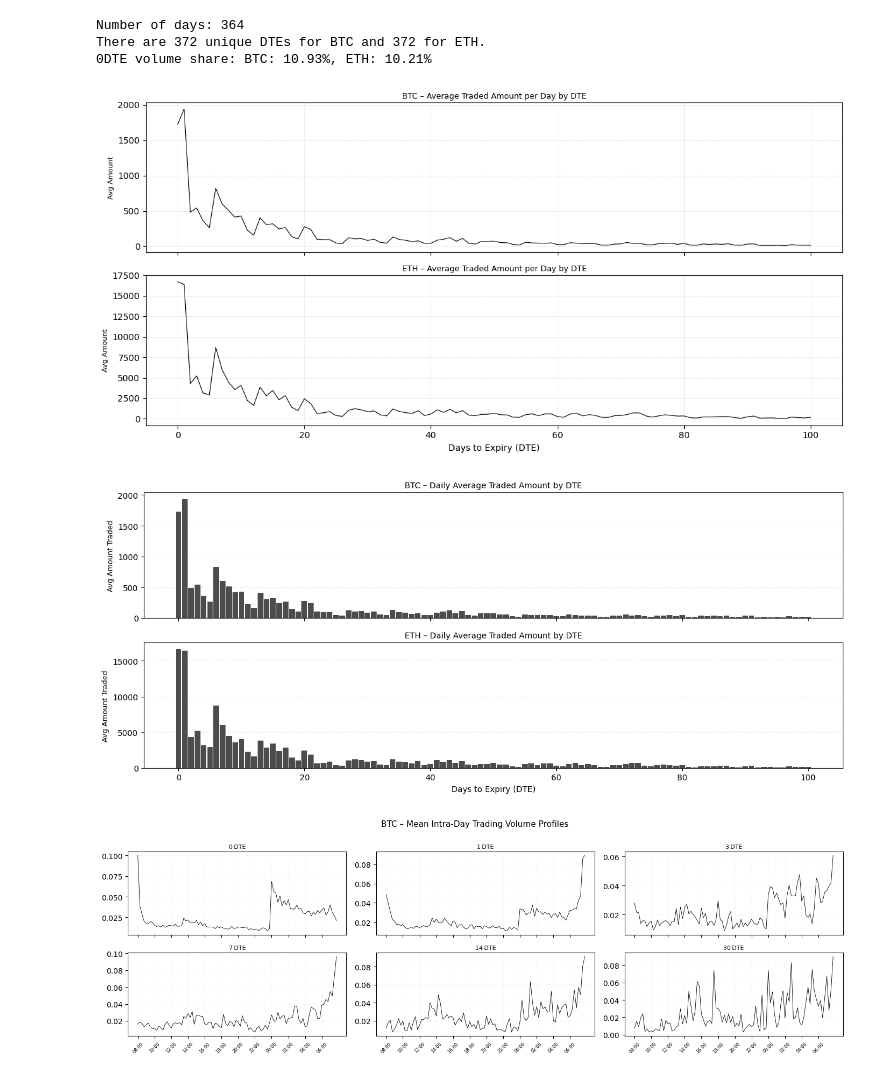
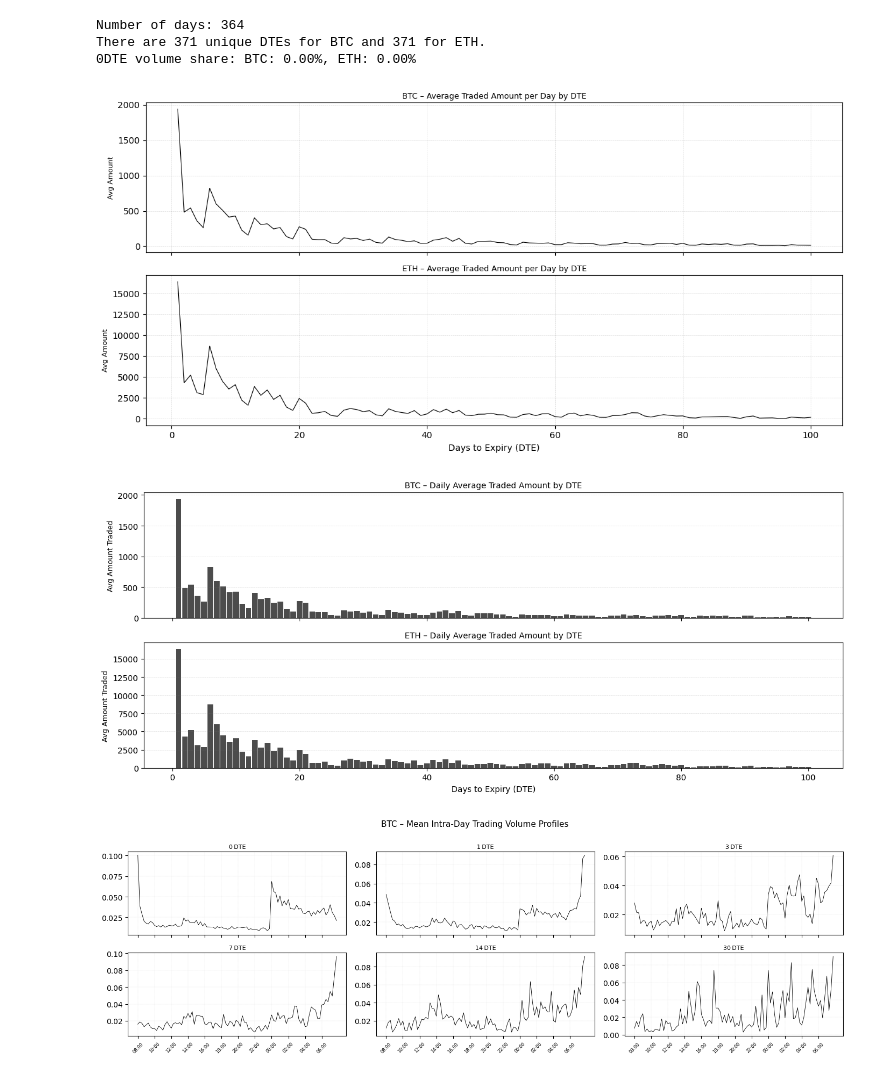
Before and after one commit to jorismilot/optimal-gamma-hedging, a Jupyter notebook: Workbooks/option_trade_workbook.ipynb, the cells around one changed output. Saved outputs shown, nothing was run; the diff lists cells and outputs as text; code cells hidden in the pictures.

```diff
--- a/Workbooks/option_trade_workbook.ipynb
+++ b/Workbooks/option_trade_workbook.ipynb
@@ -4,7 +4,7 @@ import numpy as np
 import matplotlib.pyplot as plt
 import os
 
-PATH = '/Users/joris/Documents/Master QF/Thesis/optima-gamma-hedging/Data/raw_option_trade_data'
+PATH = '/Users/joris/Documents/Master QF/Thesis/optimal-gamma-hedging/Data/raw_option_trade_data'
 
 # ----- helper: count only CSV files so “days” is correct --------------------
 all_csv_files = [f for f in os.listdir(PATH) if f.endswith('.csv')]
@@ -39,7 +39,7 @@ for coin in ['btc', 'eth']:
         df = df[df['coin'] == coin].copy()
         df['DTE'] = (df['expiry'] - df['timestamp']).dt.total_seconds() / 86400
         df['DTE'] = np.floor(df['DTE']).astype('int')
-        df = df[df['DTE'] >= 0]
+        df = df[df['DTE'] > 0]
 
         # 4) Make sure “amount” is numeric, drop NaNs
         df['amount'] = pd.to_numeric(df['amount'], errors='coerce')
@@ -86,37 +86,37 @@ for ax, coin in zip(axes_line, ['btc', 'eth']):
     if coin not in series_per:
         ax.set_visible(False)
         continue
     s = series_per[coin]
     ax.plot(s.index, s.values, lw=0.8, color='black')
     ax.set_title(f'{coin.upper()} – Average Traded Amount per Day by DTE', fontsize=9, pad=4)
     ax.set_ylabel('Avg Amount', fontsize=8)
     ax.grid(ls=':', lw=0.4, color='grey', alpha=0.6)
 axes_line[-1].set_xlabel('Days to Expiry (DTE)')
 fig_line.tight_layout()
 plt.show()
 
 # 2) BAR PLOTS in one figure (BTC on top, ETH below)
 fig_bar, axes_bar = plt.subplots(2, 1, figsize=(13, 6), sharex=True)
 
 for ax, coin in zip(axes_bar, ['btc', 'eth']):
     if coin not in series_per:
         ax.set_visible(False)
         continue
     s = series_per[coin]
     ax.bar(s.index, s.values, width=0.9, color='black', alpha=0.7)
     ax.set_title(f'{coin.upper()} – Daily Average Traded Amount by DTE', fontsize=10)
     ax.set_ylabel('Avg Amount Traded', fontsize=9)
     ax.grid(ls=':', lw=0.4, color='grey', alpha=0.6, axis='y')
 axes_bar[-1].set_xlabel('Days to Expiry (DTE)')
 
 fig_bar.tight_layout(rect=[0, 0, 1, 0.94])      # make space first
 plt.show()
 # %% [output]
 Number of days: 364
-There are 372 unique DTEs for BTC and 372 for ETH.
-0DTE volume share: BTC: 10.93%, ETH: 10.21%
+There are 371 unique DTEs for BTC and 371 for ETH.
+0DTE volume share: BTC: 0.00%, ETH: 0.00%
-[figure, old version]
+[figure, new version]
-[figure, old version]
+[figure, new version]
 # %%
 # 0) loop over coin
 for coin in ['btc', 'eth']:
```
Also changed, not shown: 3 other files.
